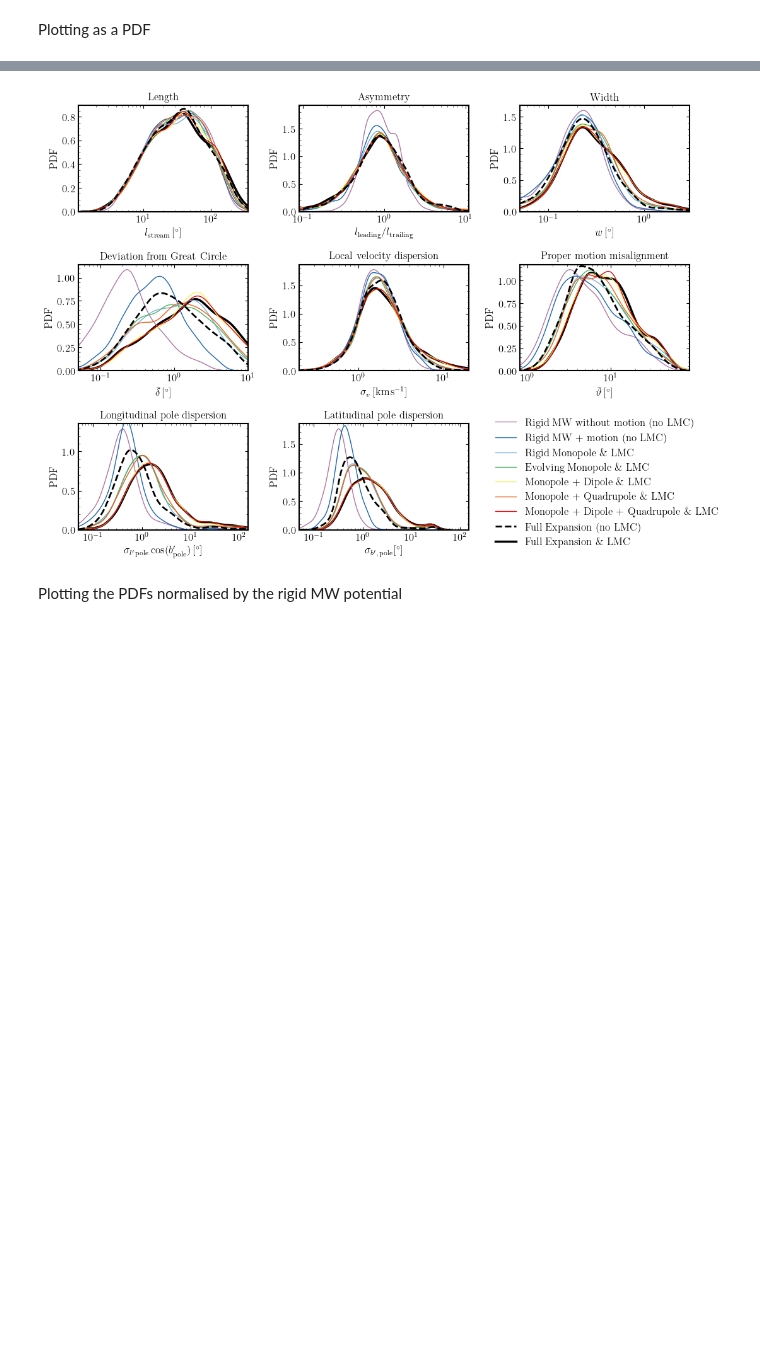
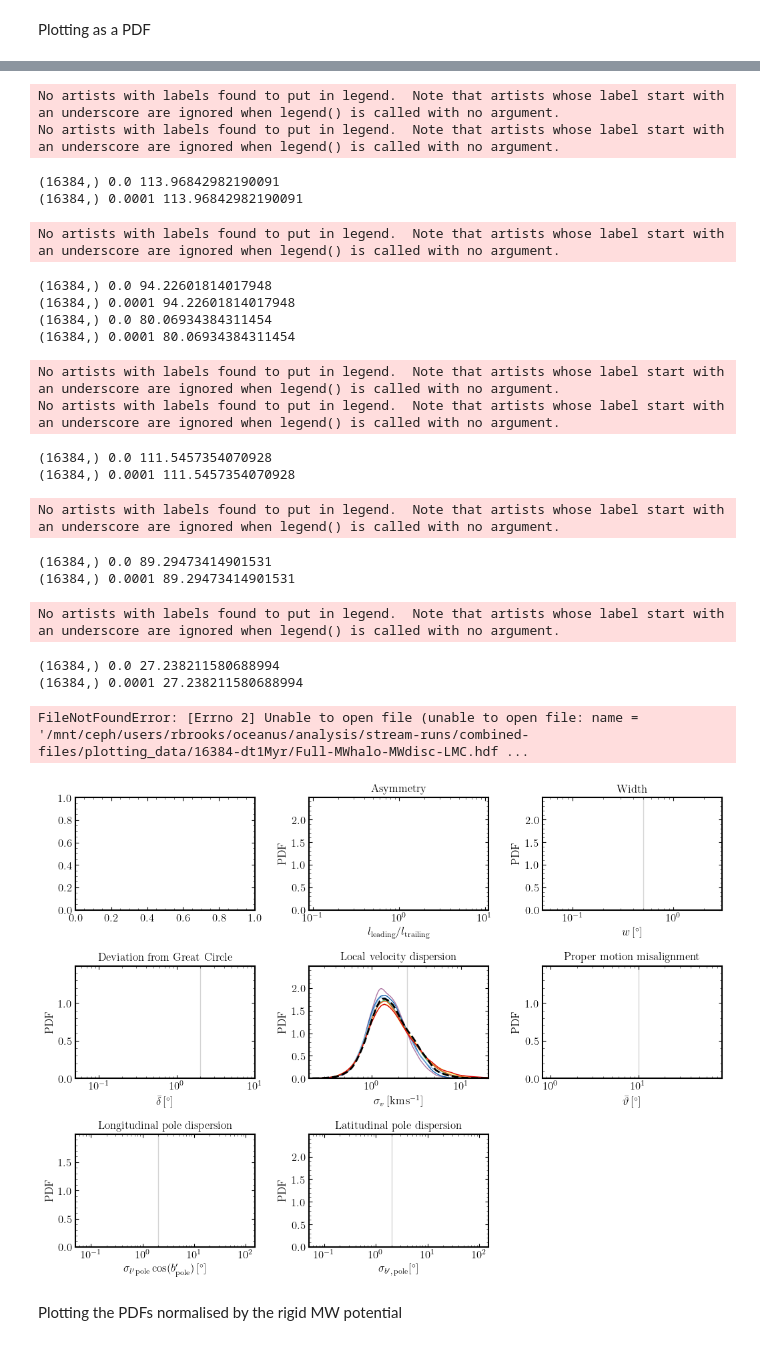
Before and after one commit to dc-broo3/oceanus, a Jupyter notebook: analysis/datamining.ipynb, the cells around one changed output, grey strips where cells are left out. Drawn from its saved outputs; the diff is of its cells as text; code cells hidden in the pictures; blank space fills up the shorter version.

```diff
--- a/analysis/datamining.ipynb
+++ b/analysis/datamining.ipynb
@@ -615,6 +620,6 @@ def PDFs(path, plotname, savefig=False):
 # %%
-path = '/mnt/ceph/users/rbrooks/oceanus/analysis/stream-runs/combined-files/plotting_data/1024-dthalfMyr-10rpmin-75ramax/'
+path = '/mnt/ceph/users/rbrooks/oceanus/analysis/stream-runs/combined-files/plotting_data/16384-dt1Myr/' # 1024-dthalfMyr-10rpmin-75ramax
 plotname= 'fig3-pdf-smallersample'
 
-PDFs(path, plotname, True)
+PDFs(path, plotname, False)
 # %% [output]
@@ -622,4 +631,24 @@ PDFs(path, plotname, True)
+No artists with labels found to put in legend.  Note that artists whose label start with an underscore are ignored when legend() is called with no argument.
+No artists with labels found to put in legend.  Note that artists whose label start with an underscore are ignored when legend() is called with no argument.
+(16384,) 0.0 113.96842982190091
+(16384,) 0.0001 113.96842982190091
+No artists with labels found to put in legend.  Note that artists whose label start with an underscore are ignored when legend() is called with no argument.
+(16384,) 0.0 94.22601814017948
+(16384,) 0.0001 94.22601814017948
+(16384,) 0.0 80.06934384311454
+(16384,) 0.0001 80.06934384311454
+No artists with labels found to put in legend.  Note that artists whose label start with an underscore are ignored when legend() is called with no argument.
+No artists with labels found to put in legend.  Note that artists whose label start with an underscore are ignored when legend() is called with no argument.
+(16384,) 0.0 111.5457354070928
+(16384,) 0.0001 111.5457354070928
+No artists with labels found to put in legend.  Note that artists whose label start with an underscore are ignored when legend() is called with no argument.
+(16384,) 0.0 89.29473414901531
+(16384,) 0.0001 89.29473414901531
+No artists with labels found to put in legend.  Note that artists whose label start with an underscore are ignored when legend() is called with no argument.
+(16384,) 0.0 27.238211580688994
+(16384,) 0.0001 27.238211580688994
+FileNotFoundError: [Errno 2] Unable to open file (unable to open file: name = '/mnt/ceph/users/rbrooks/oceanus/analysis/stream-runs/combined-files/plotting_data/16384-dt1Myr/Full-MWhalo-MWdisc-LMC.hdf ...
-[figure, old version]
+[figure, new version]
 # %% [markdown]
 Plotting the PDFs normalised by the rigid MW potential
 # %%
```
Also changed, not shown: parts of 12 cells of this notebook.
